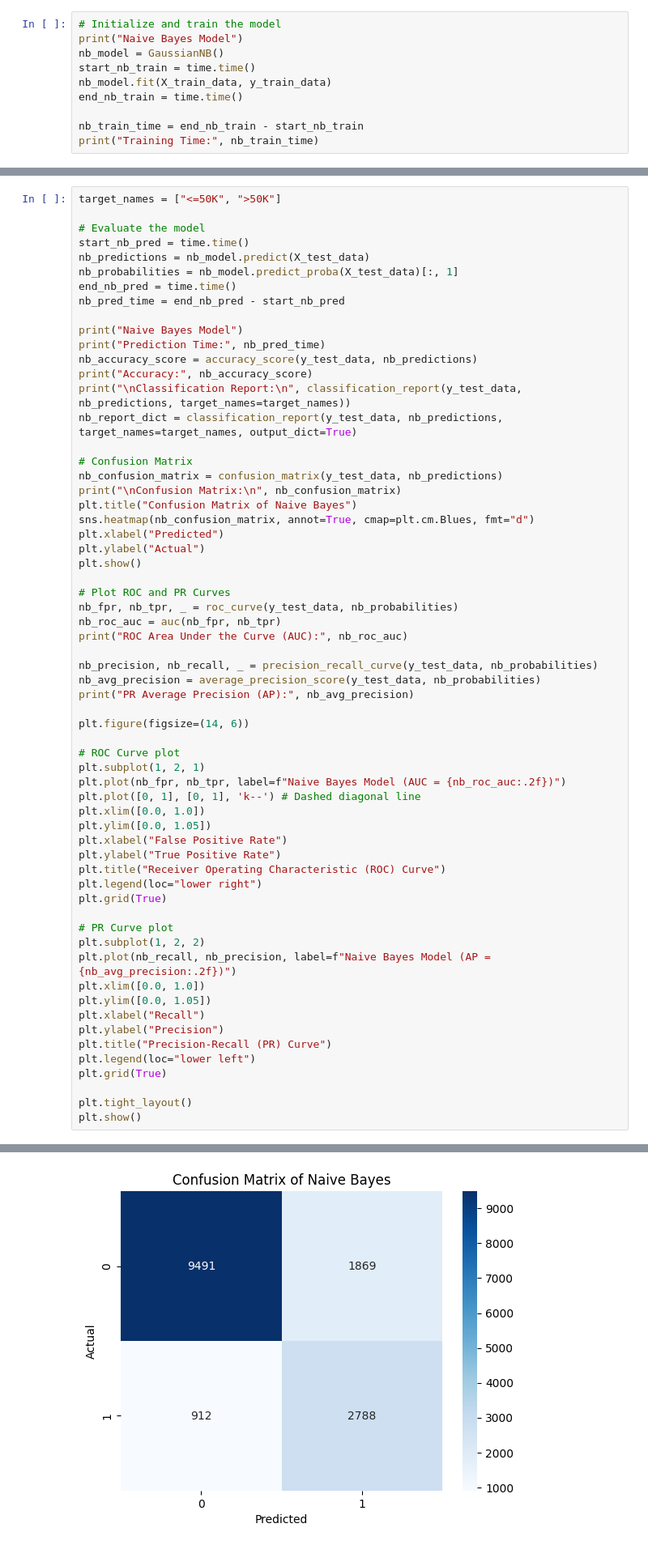
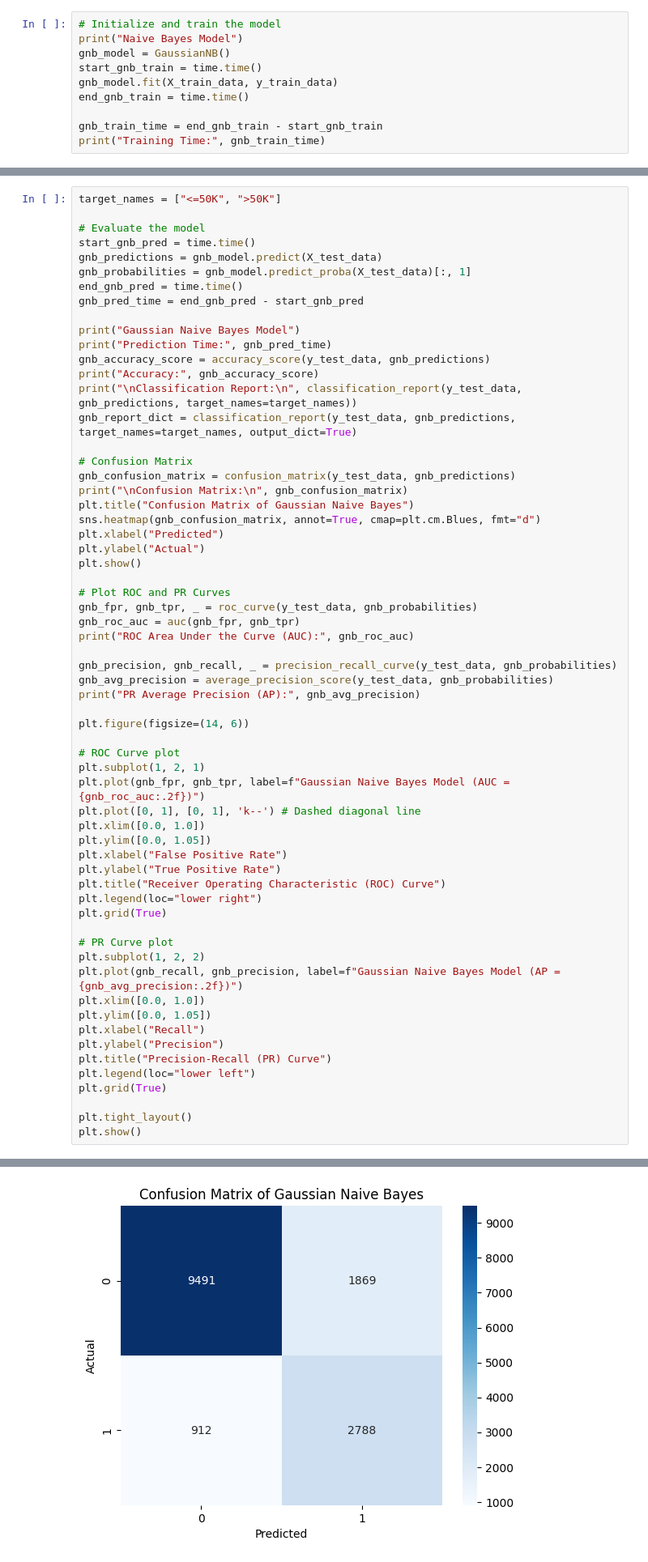
Before and after one commit to roshaniayu/IN6227-Data-Mining-Assignments, a Jupyter notebook: Assignment 1/Assignment1_Roshani Ayu Pranasti_G2504973A.ipynb, the cells around one changed output, grey strips where cells are left out. Shown at 81% size. Cells and saved outputs as stored; diff of their text form.

```diff
--- a/Assignment 1/Assignment1_Roshani Ayu Pranasti_G2504973A.ipynb
+++ b/Assignment 1/Assignment1_Roshani Ayu Pranasti_G2504973A.ipynb
@@ -580,12 +582,12 @@ Test income target variable: [0 0 1 ... 0 0 1]
 # %%
 # Initialize and train the model
 print("Naive Bayes Model")
-nb_model = GaussianNB()
-start_nb_train = time.time()
-nb_model.fit(X_train_data, y_train_data)
-end_nb_train = time.time()
+gnb_model = GaussianNB()
+start_gnb_train = time.time()
+gnb_model.fit(X_train_data, y_train_data)
+end_gnb_train = time.time()
 
-nb_train_time = end_nb_train - start_nb_train
-print("Training Time:", nb_train_time)
+gnb_train_time = end_gnb_train - start_gnb_train
+print("Training Time:", gnb_train_time)
 # %% [output]
 Naive Bayes Model
@@ -668,42 +672,42 @@ Training Time: 60.40634226799011
 target_names = ["<=50K", ">50K"]
 
 # Evaluate the model
-start_nb_pred = time.time()
-nb_predictions = nb_model.predict(X_test_data)
-nb_probabilities = nb_model.predict_proba(X_test_data)[:, 1]
-end_nb_pred = time.time()
-nb_pred_time = end_nb_pred - start_nb_pred
+start_gnb_pred = time.time()
+gnb_predictions = gnb_model.predict(X_test_data)
+gnb_probabilities = gnb_model.predict_proba(X_test_data)[:, 1]
+end_gnb_pred = time.time()
+gnb_pred_time = end_gnb_pred - start_gnb_pred
 
-print("Naive Bayes Model")
-print("Prediction Time:", nb_pred_time)
-nb_accuracy_score = accuracy_score(y_test_data, nb_predictions)
-print("Accuracy:", nb_accuracy_score)
-print("\nClassification Report:\n", classification_report(y_test_data, nb_predictions, target_names=target_names))
-nb_report_dict = classification_report(y_test_data, nb_predictions, target_names=target_names, output_dict=True)
+print("Gaussian Naive Bayes Model")
+print("Prediction Time:", gnb_pred_time)
+gnb_accuracy_score = accuracy_score(y_test_data, gnb_predictions)
+print("Accuracy:", gnb_accuracy_score)
+print("\nClassification Report:\n", classification_report(y_test_data, gnb_predictions, target_names=target_names))
+gnb_report_dict = classification_report(y_test_data, gnb_predictions, target_names=target_names, output_dict=True)
 
 # Confusion Matrix
-nb_confusion_matrix = confusion_matrix(y_test_data, nb_predictions)
-print("\nConfusion Matrix:\n", nb_confusion_matrix)
-plt.title("Confusion Matrix of Naive Bayes")
-sns.heatmap(nb_confusion_matrix, annot=True, cmap=plt.cm.Blues, fmt="d")
+gnb_confusion_matrix = confusion_matrix(y_test_data, gnb_predictions)
+print("\nConfusion Matrix:\n", gnb_confusion_matrix)
+plt.title("Confusion Matrix of Gaussian Naive Bayes")
+sns.heatmap(gnb_confusion_matrix, annot=True, cmap=plt.cm.Blues, fmt="d")
 plt.xlabel("Predicted")
 plt.ylabel("Actual")
 plt.show()
 
 # Plot ROC and PR Curves
-nb_fpr, nb_tpr, _ = roc_curve(y_test_data, nb_probabilities)
-nb_roc_auc = auc(nb_fpr, nb_tpr)
-print("ROC Area Under the Curve (AUC):", nb_roc_auc)
+gnb_fpr, gnb_tpr, _ = roc_curve(y_test_data, gnb_probabilities)
+gnb_roc_auc = auc(gnb_fpr, gnb_tpr)
+print("ROC Area Under the Curve (AUC):", gnb_roc_auc)
 
-nb_precision, nb_recall, _ = precision_recall_curve(y_test_data, nb_probabilities)
-nb_avg_precision = average_precision_score(y_test_data, nb_probabilities)
-print("PR Average Precision (AP):", nb_avg_precision)
+gnb_precision, gnb_recall, _ = precision_recall_curve(y_test_data, gnb_probabilities)
+gnb_avg_precision = average_precision_score(y_test_data, gnb_probabilities)
+print("PR Average Precision (AP):", gnb_avg_precision)
 
 plt.figure(figsize=(14, 6))
 
 # ROC Curve plot
 plt.subplot(1, 2, 1)
-plt.plot(nb_fpr, nb_tpr, label=f"Naive Bayes Model (AUC = {nb_roc_auc:.2f})")
+plt.plot(gnb_fpr, gnb_tpr, label=f"Gaussian Naive Bayes Model (AUC = {gnb_roc_auc:.2f})")
 plt.plot([0, 1], [0, 1], 'k--') # Dashed diagonal line
 plt.xlim([0.0, 1.0])
 plt.ylim([0.0, 1.05])
@@ -715,7 +719,7 @@ plt.grid(True)
 
 # PR Curve plot
 plt.subplot(1, 2, 2)
-plt.plot(nb_recall, nb_precision, label=f"Naive Bayes Model (AP = {nb_avg_precision:.2f})")
+plt.plot(gnb_recall, gnb_precision, label=f"Gaussian Naive Bayes Model (AP = {gnb_avg_precision:.2f})")
 plt.xlim([0.0, 1.0])
 plt.ylim([0.0, 1.05])
 plt.xlabel("Recall")
@@ -732,19 +736,19 @@ Prediction Time: 0.010483980178833008
 Accuracy: 0.8153386454183267
 
 Classification Report:
                precision    recall  f1-score   support
 
        <=50K       0.91      0.84      0.87     11360
         >50K       0.60      0.75      0.67      3700
 
     accuracy                           0.82     15060
    macro avg       0.76      0.79      0.77     15060
 weighted avg       0.84      0.82      0.82     15060
 
 
 Confusion Matrix:
  [[9491 1869]
  [ 912 2788]]
-[figure, old version]
+[figure, new version]
 ROC Area Under the Curve (AUC): 0.8859526908070042
 PR Average Precision (AP): 0.7228255411055774
```
Also changed, not shown: parts of 21 cells of this notebook.
